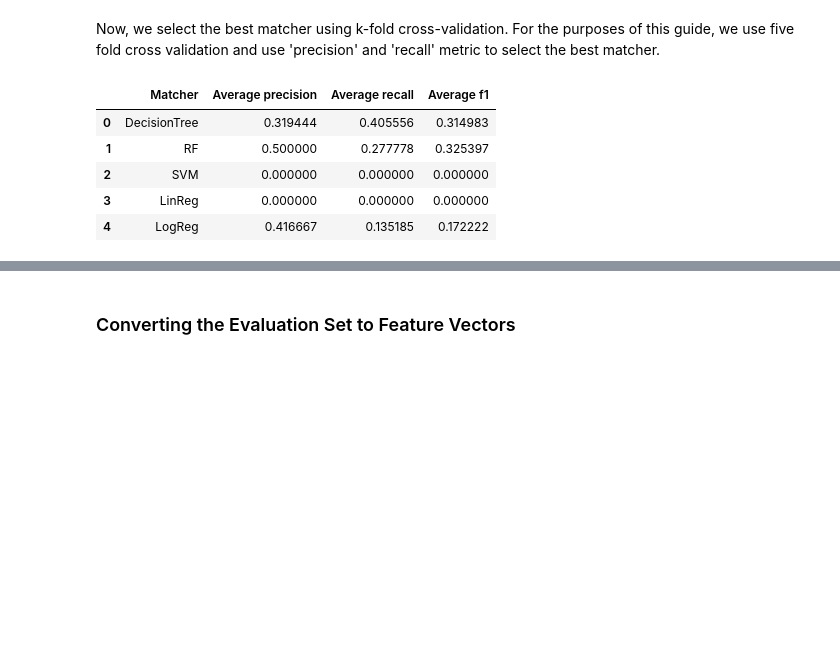
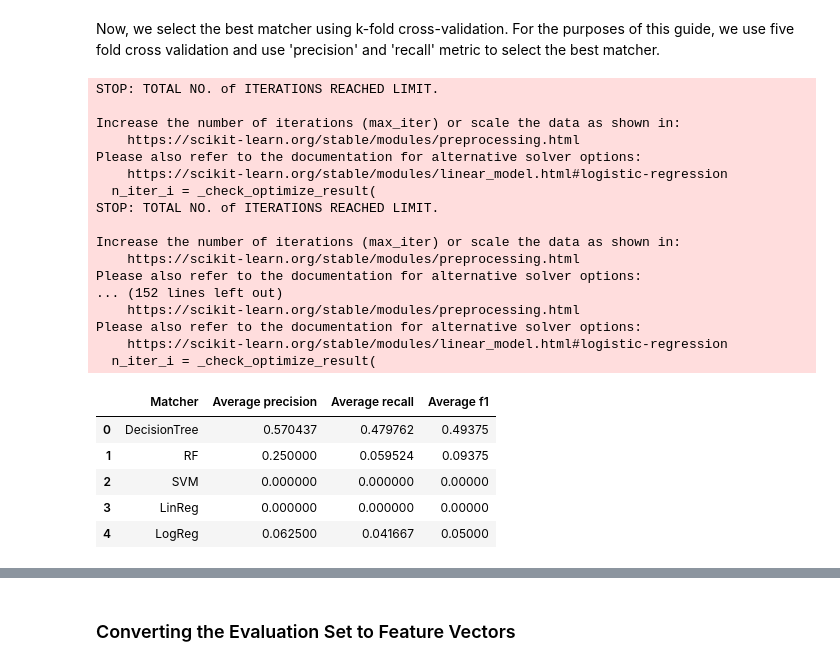
Before and after one commit to borkox/uni-sofia-entity-linking-magellan, a Jupyter notebook: notebooks/entity_match_electronics.ipynb, the cells around one changed output, grey strips where cells are left out. Drawn from its saved outputs; the diff is of its cells as text; code cells hidden in the pictures; blank space fills up the shorter version.

```diff
--- a/notebooks/entity_match_electronics.ipynb
+++ b/notebooks/entity_match_electronics.ipynb
@@ -125,7 +175,7 @@ G.head(3)
 In this step, we split the labeled data into two sets: development (I) and evaluation (J). Specifically, the development set is used to come up with the best learning-based matcher and the evaluation set used to evaluate the selected matcher on unseen data.
 # %%
 # Split S into development set (I) and evaluation set (J)
-IJ = em.split_train_test(G, train_proportion=0.7, random_state=0)
+IJ = em.split_train_test(G, train_proportion=0.75, random_state=0)
 I = IJ['train']
 J = IJ['test']
 # %%
@@ -234,18 +270,35 @@ Now, we select the best matcher using k-fold cross-validation. For the purposes
 # %%
 
 # Select the best ML matcher using CV
 result = em.select_matcher([dt, rf, svm, ln, lg], table=H,
         exclude_attrs=['_id', 'ltable_ID', 'rtable_ID', 'label'],
-        k=6,
-        target_attr='label', metric_to_select_matcher='precision', random_state=0)
+        k=8,
+        target_attr='label', metric_to_select_matcher='precision', random_state=3)
 result['cv_stats']
 # %% [output]
+STOP: TOTAL NO. of ITERATIONS REACHED LIMIT.
+
+Increase the number of iterations (max_iter) or scale the data as shown in:
+    https://scikit-learn.org/stable/modules/preprocessing.html
+Please also refer to the documentation for alternative solver options:
+    https://scikit-learn.org/stable/modules/linear_model.html#logistic-regression
+  n_iter_i = _check_optimize_result(
+STOP: TOTAL NO. of ITERATIONS REACHED LIMIT.
+
+Increase the number of iterations (max_iter) or scale the data as shown in:
+    https://scikit-learn.org/stable/modules/preprocessing.html
+Please also refer to the documentation for alternative solver options:
+... (152 lines left out)
+    https://scikit-learn.org/stable/modules/preprocessing.html
+Please also refer to the documentation for alternative solver options:
+    https://scikit-learn.org/stable/modules/linear_model.html#logistic-regression
+  n_iter_i = _check_optimize_result(
 |  | Matcher | Average precision | Average recall | Average f1 |
-| 0 | DecisionTree | 0.319444 | 0.405556 | 0.314983 |
-| 1 | RF | 0.500000 | 0.277778 | 0.325397 |
-| 2 | SVM | 0.000000 | 0.000000 | 0.000000 |
-| 3 | LinReg | 0.000000 | 0.000000 | 0.000000 |
-| 4 | LogReg | 0.416667 | 0.135185 | 0.172222 |
+| 0 | DecisionTree | 0.570437 | 0.479762 | 0.49375 |
+| 1 | RF | 0.250000 | 0.059524 | 0.09375 |
+| 2 | SVM | 0.000000 | 0.000000 | 0.00000 |
+| 3 | LinReg | 0.000000 | 0.000000 | 0.00000 |
+| 4 | LogReg | 0.062500 | 0.041667 | 0.05000 |
 # %%
 # Select the best ML matcher using CV
 result = em.select_matcher([dt, rf, svm, ln, lg], table=H,
```
Also changed, not shown: parts of 19 cells of this notebook, 3 other files.
